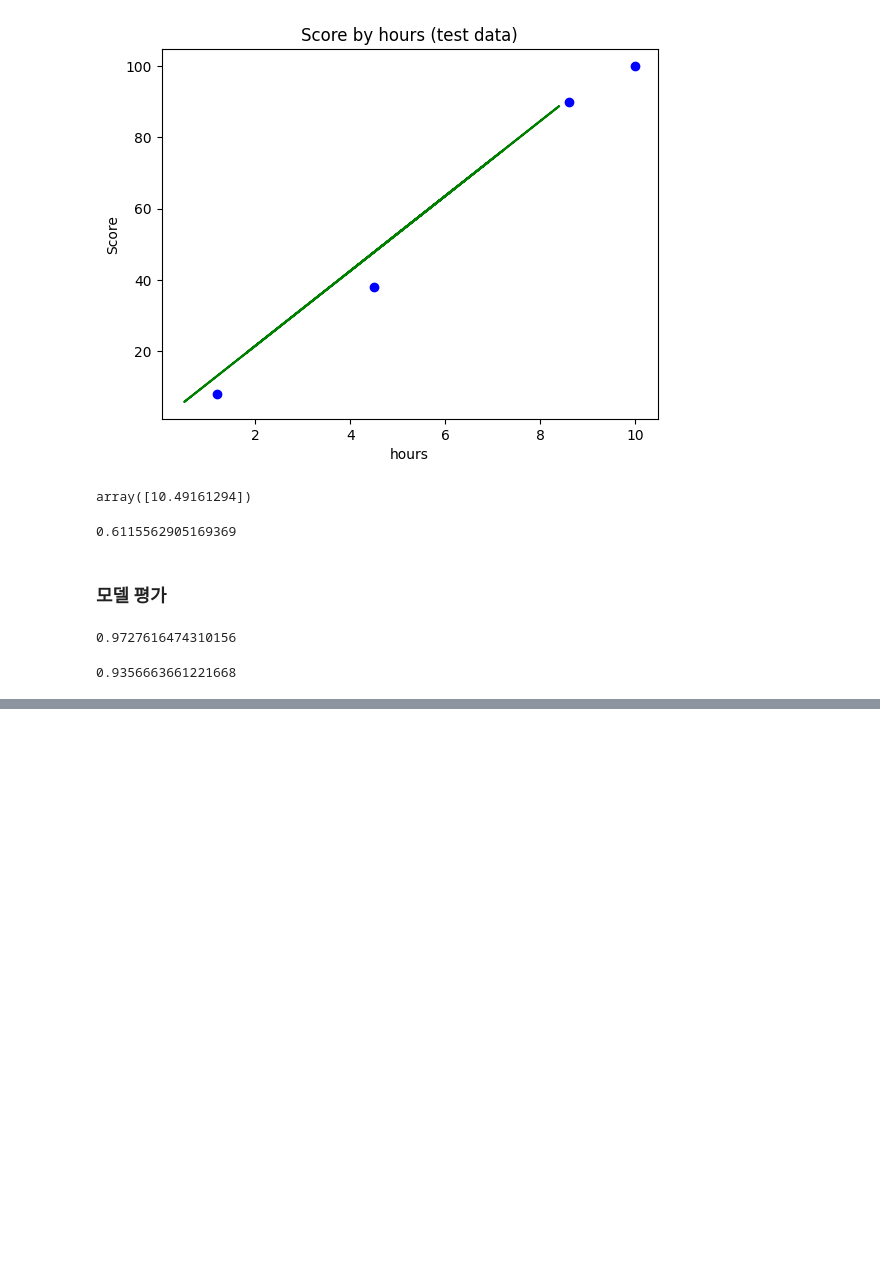
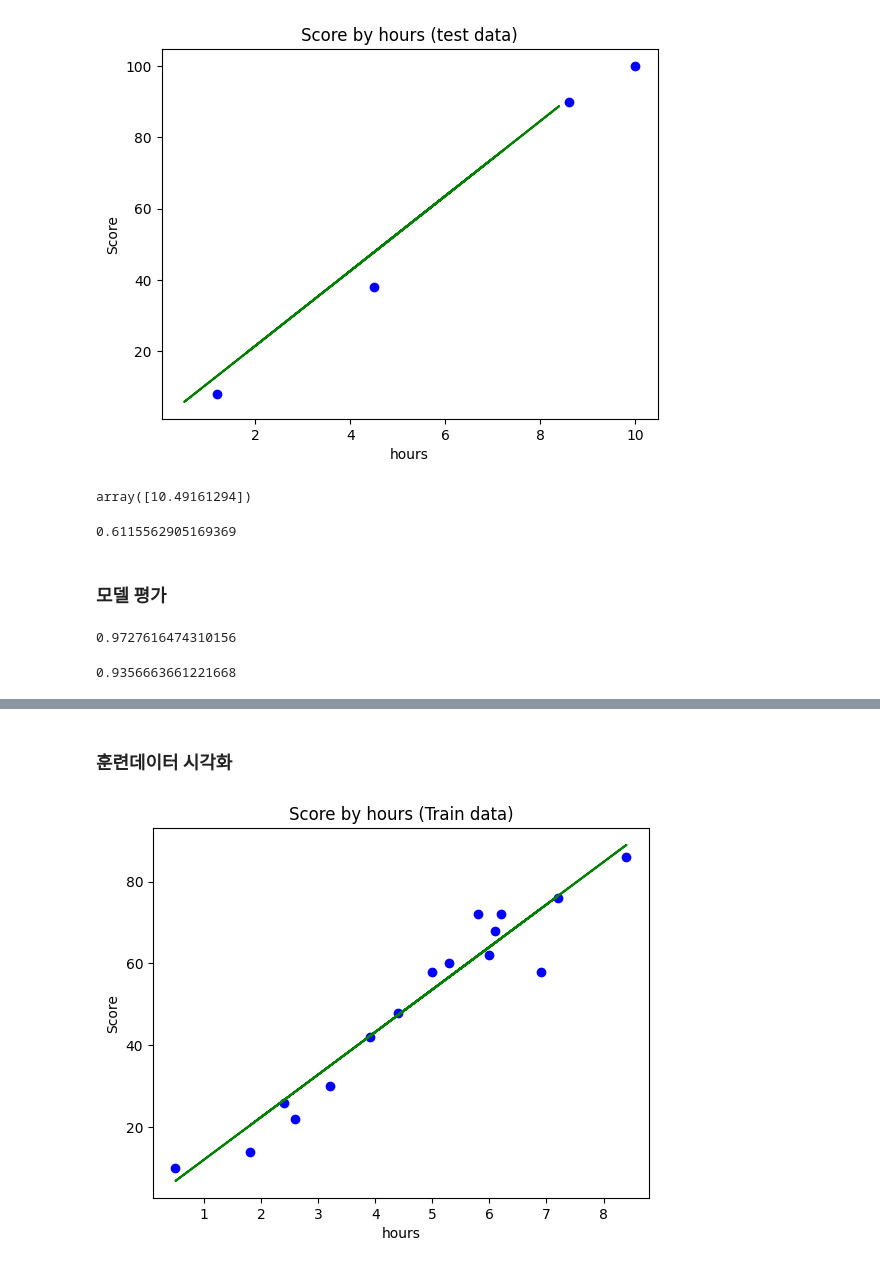
Before and after one commit to hwk44/practice-np_pd_matplotlib, a Jupyter notebook: ml_notes/ml1.ipynb, the cells around one changed output, grey strips where cells are left out. Drawn from its saved outputs; the diff is of its cells as text; code cells hidden in the pictures; blank space fills up the shorter version.

```diff
--- a/ml_notes/ml1.ipynb
+++ b/ml_notes/ml1.ipynb
@@ -260,0 +263,15 @@ reg.score(X_train, y_train) # 훈련세트 모델 평가
+# %%
+import matplotlib.pyplot as plt
+import pandas as pd
+df = pd.read_csv('../data/LinearRegressionData.csv')
+df
+from sklearn.model_selection import train_test_split
+X_train, X_test, y_train, y_test = train_test_split(X,y, test_size=0.2, random_state=0) # 80:20 분리
+# %%
+from sklearn.linear_model import SGDRegressor
+ # SGD : Stochastic Gradient Descent 확률적 경사하강법
+# sr = SGDRegressor(max_iter=1000, eta0 = 0.001, random_state=10, verbose=1) # 객체 생성
+sr = SGDRegressor(max_iter=300, eta0 = 0.0001, random_state=3, verbose=1) # 객체 생성
+
+# max_iter : 에포크 , eta0 : Learning Rate , verbose 손실이 줄어드는걸 확인
+sr.fit(X_train,y_train) # 데이터 학습 => 모델 생성
@@ -260,0 +297,13 @@ reg.score(X_train, y_train) # 훈련세트 모델 평가
+# %% [markdown]
+### 훈련데이터 시각화
+# %%
+# epoch 1000, lr = 0.001
+
+plt.scatter(X_train, y_train, color ="blue") # 산점도
+plt.plot(X_train, sr.predict(X_train), color = 'green') # X_train 선그래프
+plt.title("Score by hours (Train data)")
+plt.xlabel("hours")
+plt.ylabel("Score")
+plt.show()
+# %% [output]
+[figure, added]
```
Also changed, not shown: parts of 11 cells of this notebook, 2 other files.
